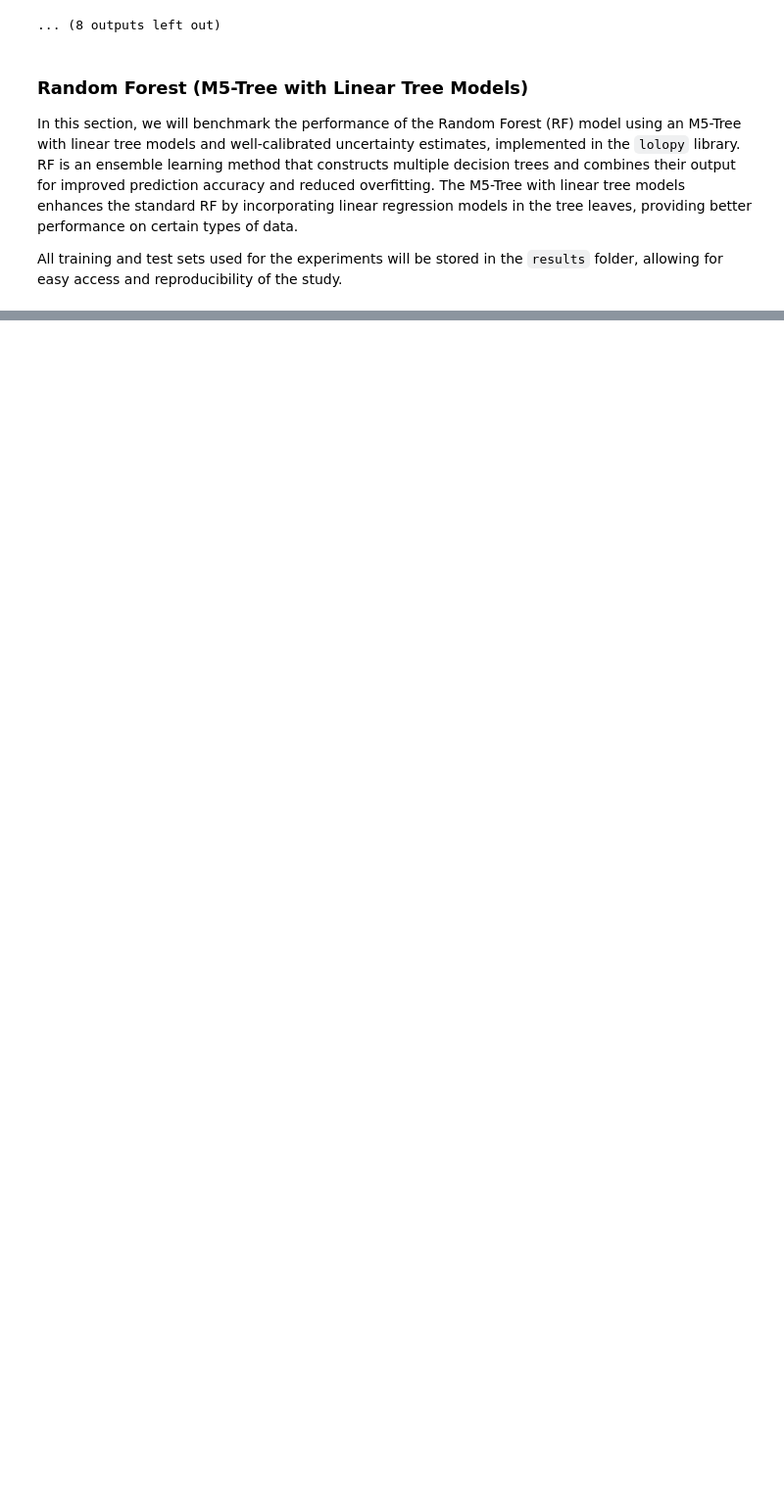
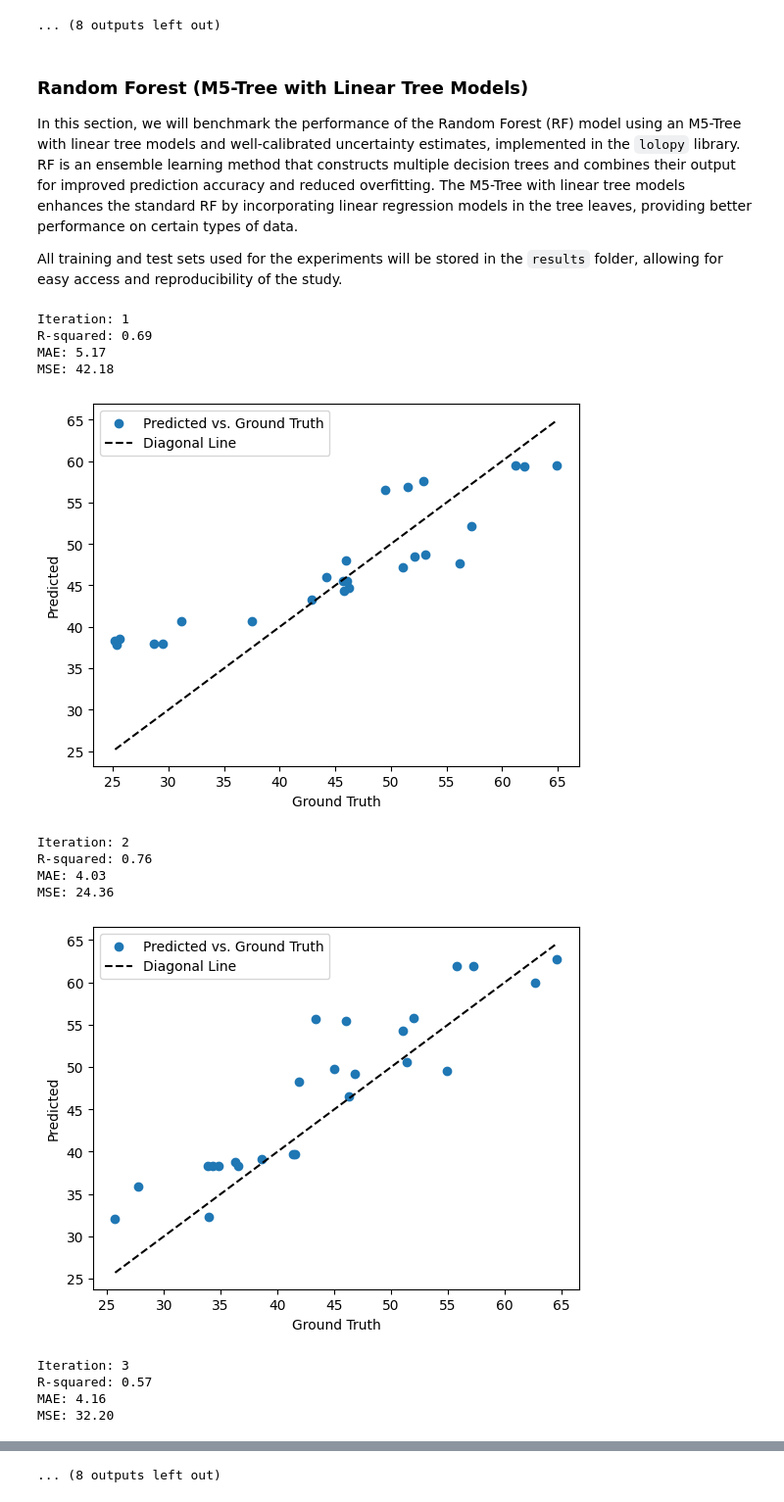
Before and after one commit to andrerameken/LLMs-for-the-Design-of-Sustainable-Concretes, a Jupyter notebook: Benchmarking.ipynb, the cells around one changed output, grey strips where cells are left out. Shown at 98% size. Cells and saved outputs as stored; diff of their text form; code cells hidden in the pictures; blank space fills up the shorter version.

```diff
--- a/Benchmarking.ipynb
+++ b/Benchmarking.ipynb
@@ -710,7 +710,7 @@ import random
 import numpy as np
 import pandas as pd
 from sklearn.metrics import r2_score, mean_absolute_error, mean_squared_error
-from lolopy.learners import RandomForestRegressor
+from sklearn.ensemble import RandomForestRegressor
 from sklearn.preprocessing import StandardScaler, MinMaxScaler
 import re
 import matplotlib.pyplot as plt
@@ -794,7 +794,8 @@ for i in range(10):
     idx_sample = test_data[idx_column].copy().to_numpy()
 
     # Store train data
-    train_results_df = train_results_df.append(train_data)
+    #train_results_df = train_results_df.append(train_data)
+    train_results_df = pd.concat([train_results_df, train_data], ignore_index=True)
 
     # Store test data
     iteration_df = pd.DataFrame({
@@ -820,30 +821,45 @@ for i in range(10):
 
     # Scatter plot of predicted vs. true values
     plt.scatter(true_values, predictions, label='Predicted vs. Ground Truth')
     plt.xlabel('Ground Truth')
     plt.ylabel('Predicted')
 
     # Calculate min and max values
     min_value = min(min(predictions), min(true_values))
     max_value = max(max(predictions), max(true_values))
 
     # Create a list of x and y values for the diagonal line
     line_x = np.linspace(min_value, max_value, num=100)
     line_y = line_x
 
     # Plot the diagonal line
     plt.plot(line_x, line_y, 'k--', label='Diagonal Line')
 
     # Add legend and display the plot
     plt.legend()
     plt.show()
 
 # Save the training and test data
 #train_results_df.to_csv(r'results/RF/train.csv', index=False)
 #test_results_df.to_csv(r'results/RF/test.csv', index=False)
 
 train_results_file = os.path.join('results', 'RF', 'train.csv')
 train_results_df.to_csv(train_results_file, index=False)
 
 test_results_file = os.path.join('results', 'RF', 'test.csv')
 test_results_df.to_csv(test_results_file, index=False)
+# %% [output]
+Iteration: 1
+R-squared: 0.69
+MAE: 5.17
+MSE: 42.18
+[figure, added]
+Iteration: 2
+R-squared: 0.76
+MAE: 4.03
+MSE: 24.36
+[figure, added]
+Iteration: 3
+R-squared: 0.57
+MAE: 4.16
+MSE: 32.20
@@ -849,0 +882 @@ test_results_df.to_csv(test_results_file, index=False)
+... (8 outputs left out)
```
Also changed, not shown: parts of 1 cell of this notebook.
